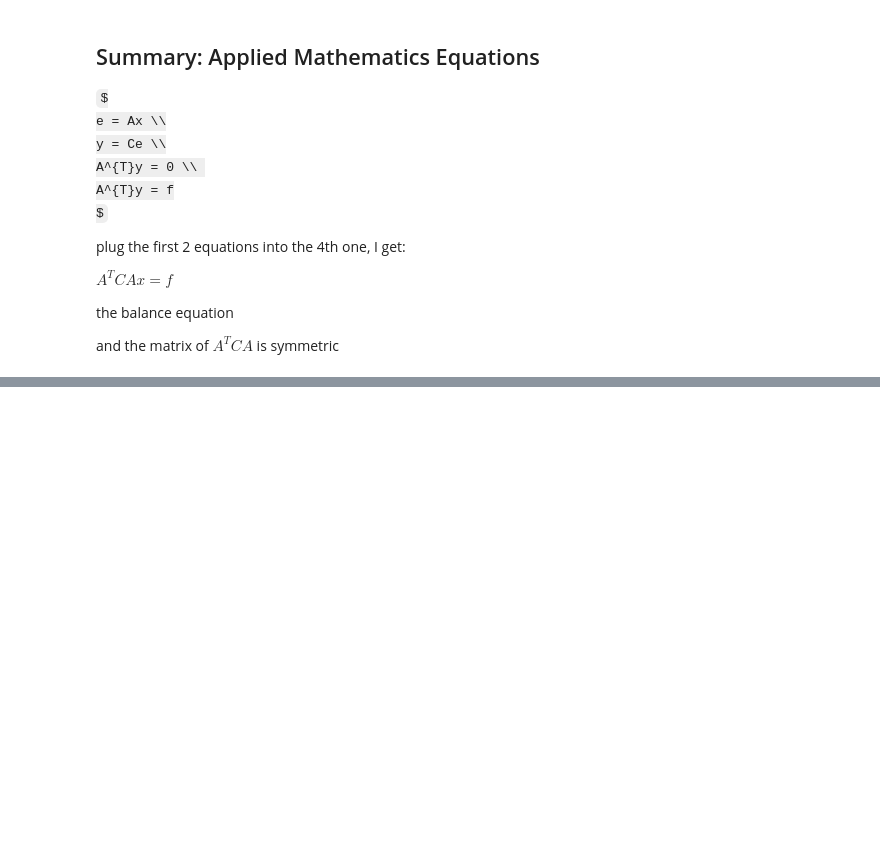
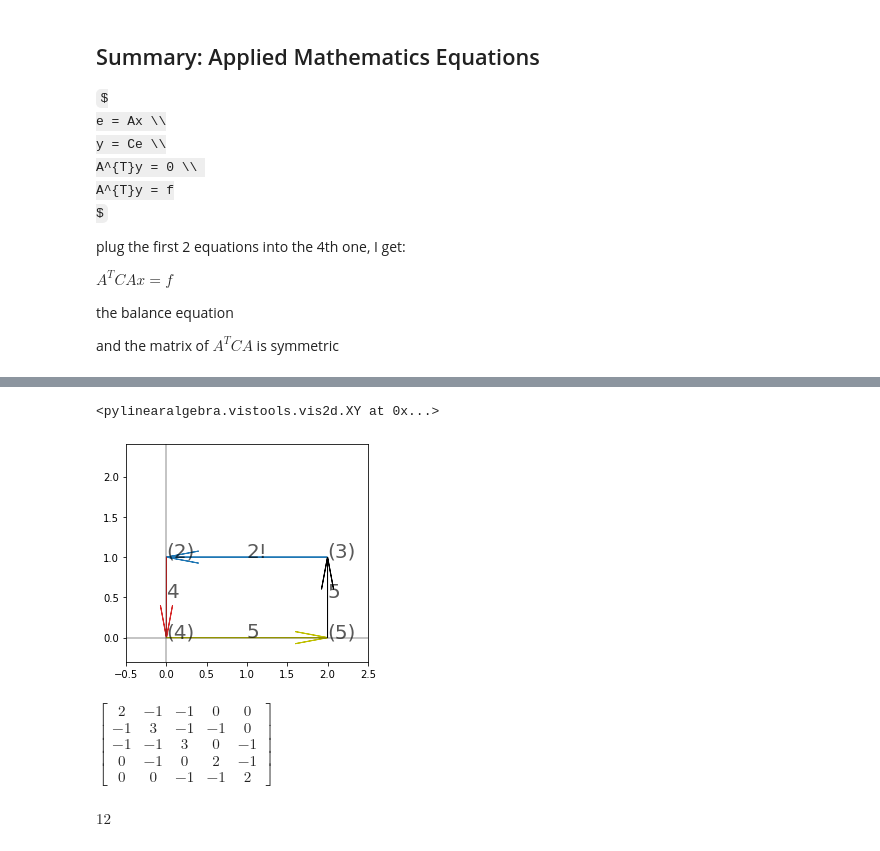
Before and after one commit to powergun/codingMatrix, a Jupyter notebook: notebooks/18.06_12_graphs_networks_incidence_matrices.ipynb, the cells around one changed output, grey strips where cells are left out. Cells and saved outputs as stored; diff of their text form; code cells hidden in the pictures; some formulas as TeX source; blank space fills up the shorter version.

```diff
--- a/notebooks/18.06_12_graphs_networks_incidence_matrices.ipynb
+++ b/notebooks/18.06_12_graphs_networks_incidence_matrices.ipynb
@@ -379,0 +563,54 @@ and the matrix of $A^{T}CA$ is symmetric
+# %%
+# illustrating
+# ⎡  0⎤
+# ⎢ -1⎥
+# ⎢  0⎥
+# ⎢  1⎥
+# ⎢  1⎥
+# ⎣  1⎦
+
+xy = vist.XY(
+    x_lim = (-0.5, 2.5), y_lim=(-0.3, 2.4)
+)
+xy.vector(node3, node2, shaft_text='2!')
+xy.vector(node2, node4, shaft_text='4')
+xy.vector(node4, node5, shaft_text='5')
+xy.vector(node5, node3, shaft_text='5')
+
+# same note on the direction of the flow
+# note that the flow on edge-2 must be consistent
+# in all the cycles
+# %% [output]
+<pylinearalgebra.vistools.vis2d.XY at 0x...>
+[figure, added]
+# %%
+# What is Tr(AT . A) of the incidence matrix ?
+
+# it is the sum of the degrees of all the nodes
+
+# in the matrix formed by AT . A ,
+# each diagonal element E_ij is the square-sum of all the
+# non-diagonal elements in column-j
+# i.e. E_ij = sum([elem * elem for elem in A.row(j)])
+
+A = [
+    #1   2  3  4  5
+    [-1, 1, 0, 0, 0], # 1
+    [0, -1, 1, 0, 0], # 2
+    [-1, 0, 1, 0, 0], # 3
+    [0, -1, 0, 1, 0], # 4
+    [0, 0, 0, -1, 1], # 5
+    [0, 0, 1, 0, -1], # 6
+]
+import sympy
+A = sympy.Matrix(A)
+AT = A.transpose()
+ATA = AT * A
+ATA
+# %% [output]
+$\displaystyle \left[\begin{matrix}2 & -1 & -1 & 0 & 0\\-1 & 3 & -1 & -1 & 0\\-1 & -1 & 3 & 0 & -1\\0 & -1 & 0 & 2 & -1\\0 & 0 & -1 & -1 & 2\end{matrix}\right]$
+# %%
+ATA.trace()
+# 2 + 3 + 3 + 2 + 2
+# %% [output]
+$\displaystyle 12$
```
Also changed, not shown: parts of 12 cells of this notebook, 5 other files.
